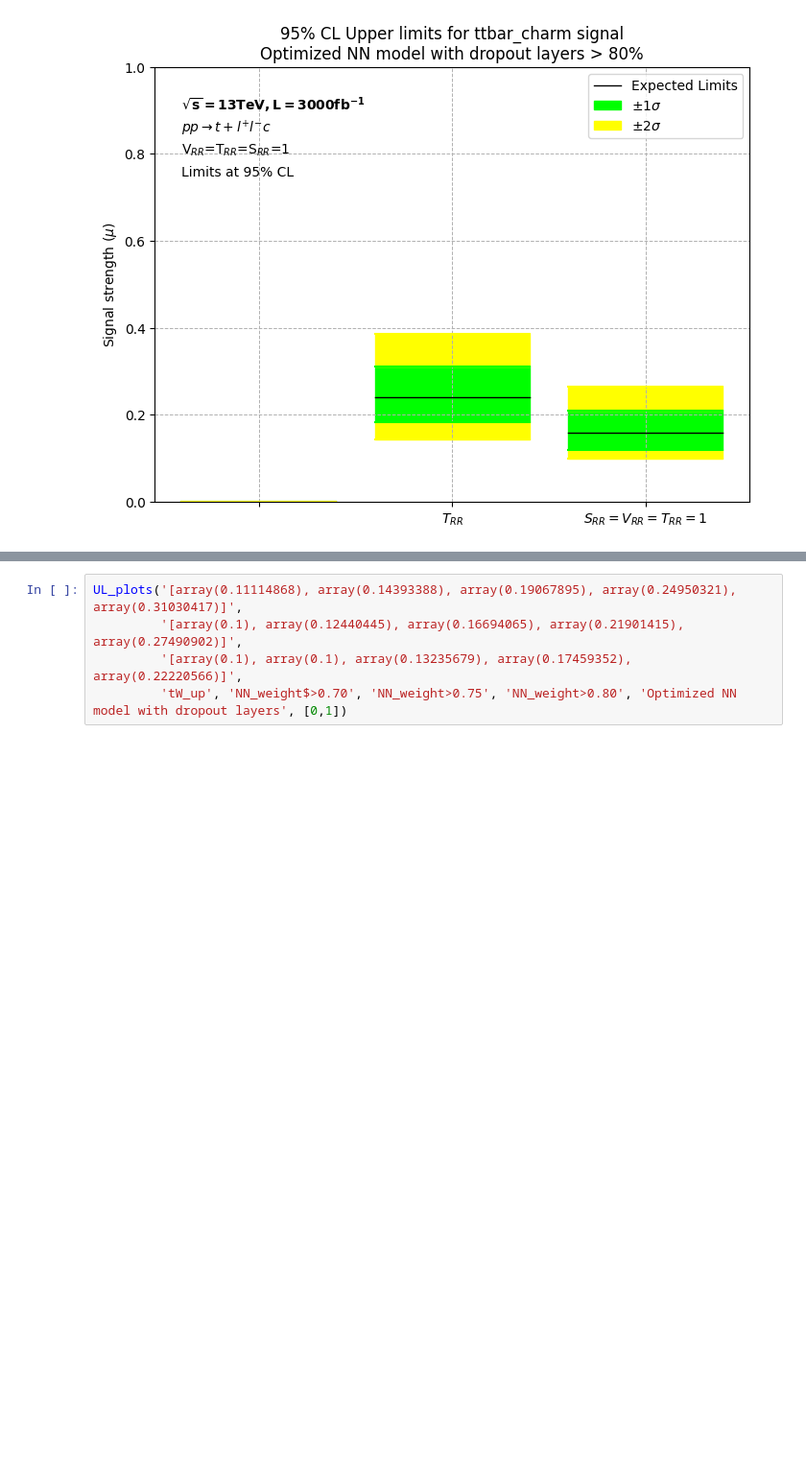
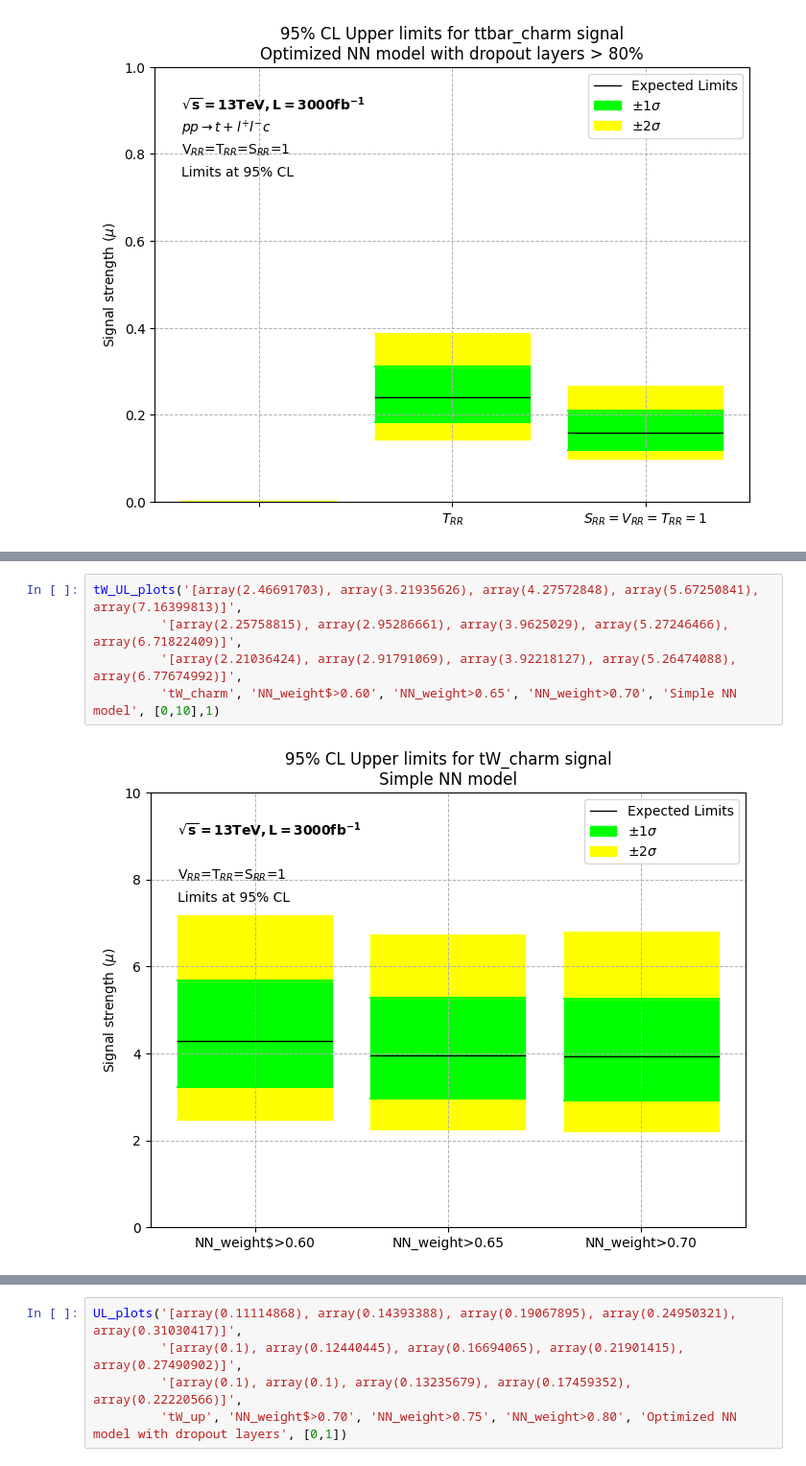
Before and after one commit to mghasemi19/TopFC, a Jupyter notebook: Fit_results/UL_plots.ipynb, the cells around one changed output, grey strips where cells are left out. Shown at 96% size. Drawn from its saved outputs; the diff is of its cells as text; blank space fills up the shorter version.

```diff
--- a/Fit_results/UL_plots.ipynb
+++ b/Fit_results/UL_plots.ipynb
@@ -403,0 +659,7 @@ UL_plots('[array(0), array(0), array(0), array(0), array(0)]',
+# %%
+tW_UL_plots('[array(2.46691703), array(3.21935626), array(4.27572848), array(5.67250841), array(7.16399813)]',
+         '[array(2.25758815), array(2.95286661), array(3.9625029), array(5.27246466), array(6.71822409)]',
+         '[array(2.21036424), array(2.91791069), array(3.92218127), array(5.26474088), array(6.77674992)]',
+         'tW_charm', 'NN_weight$>0.60', 'NN_weight>0.65', 'NN_weight>0.70', 'Simple NN model', [0,10],1)
+# %% [output]
+[figure, added]
```
Also changed, not shown: parts of 14 cells of this notebook, 14 other files.
